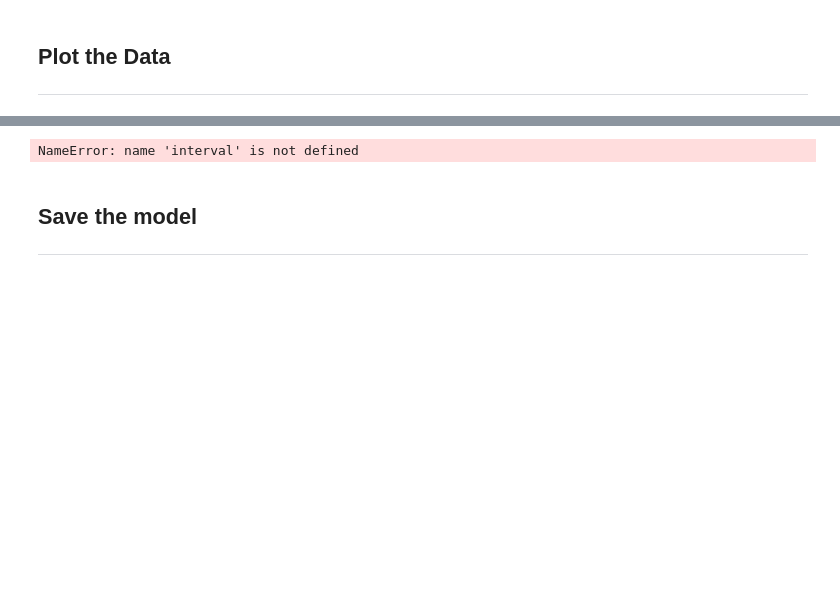
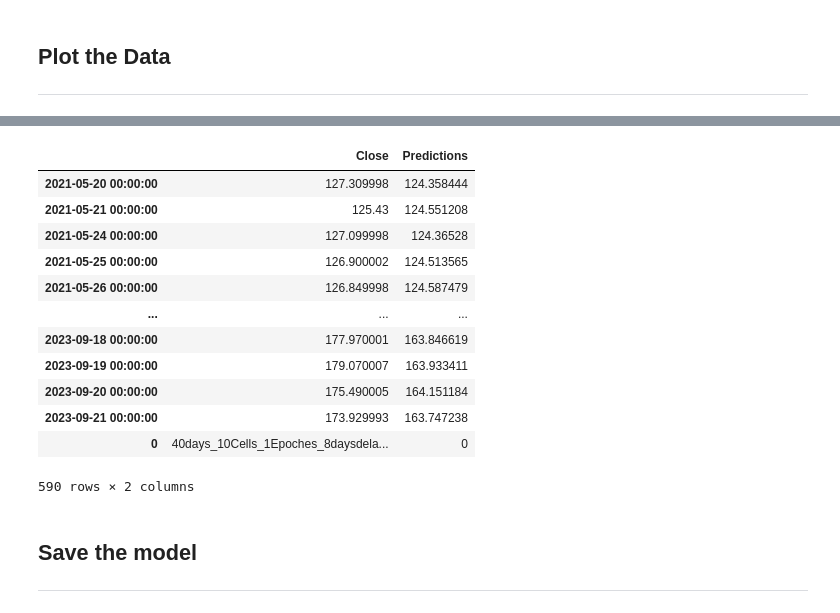
Before and after one commit to JoshC-Working/Quantitative_Trading_LSTM, a Jupyter notebook: Template/ver_18092023.ipynb, the cells around one changed output, grey strips where cells are left out. Cells and saved outputs as stored; diff of their text form; code cells hidden in the pictures; blank space fills up the shorter version.

```diff
--- a/Template/ver_18092023.ipynb
+++ b/Template/ver_18092023.ipynb
@@ -247,7 +248,29 @@ AttributeError: 'DataFrame' object has no attribute 'append'
+# %%
+new_row = {
+    valid.columns[0]: '{0}days_{1}Cells_{2}Epoches_{3}daysdelay.csv'.format(window_interval, num_cells_layer1, num_epochs, delay),
+    valid.columns[1]: "0"
+}
+
+# 使用 concat 方法将新行添加到 DataFrame
+valid = pd.concat([valid, pd.DataFrame(new_row, index=[0])], ignore_index=False)
+
+valid
+# %% [output]
+|  | Close | Predictions |
+| 2021-05-20 00:00:00 | 127.309998 | 124.358444 |
+| 2021-05-21 00:00:00 | 125.43 | 124.551208 |
+| 2021-05-24 00:00:00 | 127.099998 | 124.36528 |
+| 2021-05-25 00:00:00 | 126.900002 | 124.513565 |
+| 2021-05-26 00:00:00 | 126.849998 | 124.587479 |
+| ... | ... | ... |
+| 2023-09-18 00:00:00 | 177.970001 | 163.846619 |
+| 2023-09-19 00:00:00 | 179.070007 | 163.933411 |
+| 2023-09-20 00:00:00 | 175.490005 | 164.151184 |
+| 2023-09-21 00:00:00 | 173.929993 | 163.747238 |
+| 0 | 40days_10Cells_1Epoches_8daysdela... | 0 |
+590 rows × 2 columns
 # %%
-valid.to_csv('{0}days_{1}Cells_{2}Epoches_{3}daysdelay.csv'.format(window_interval,num_cells, num_epochs, delay), index=True)
+valid.to_csv("{0}days_{1}Cells_{2}Epoches_by{3}days_window.csv".format(delay, num_cells_layer1, num_epochs, window_interval), index=True)
-# %% [output]
-NameError: name 'interval' is not defined
 # %% [markdown]
 ## Save the model
 ---
```
Also changed, not shown: parts of 29 cells of this notebook, 10 other files.
